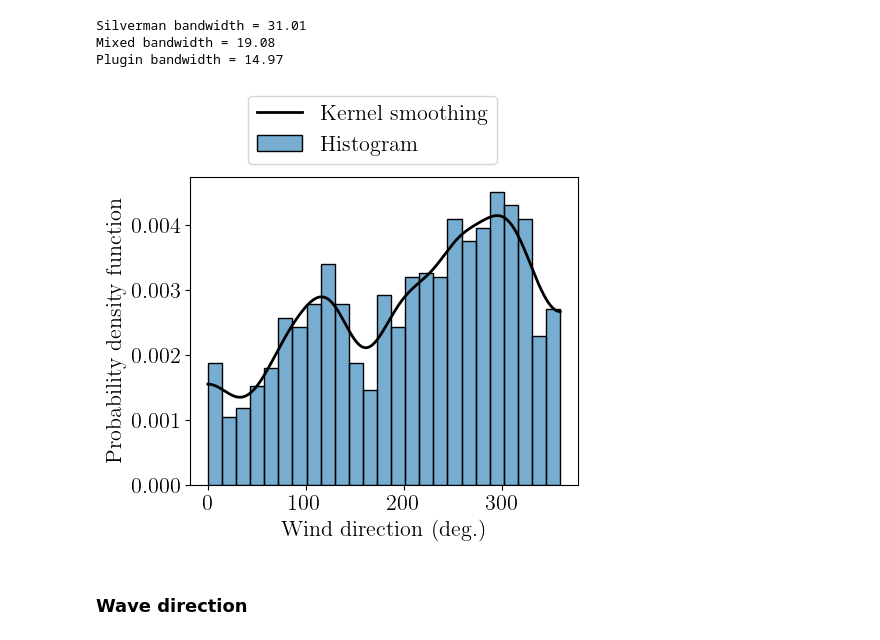
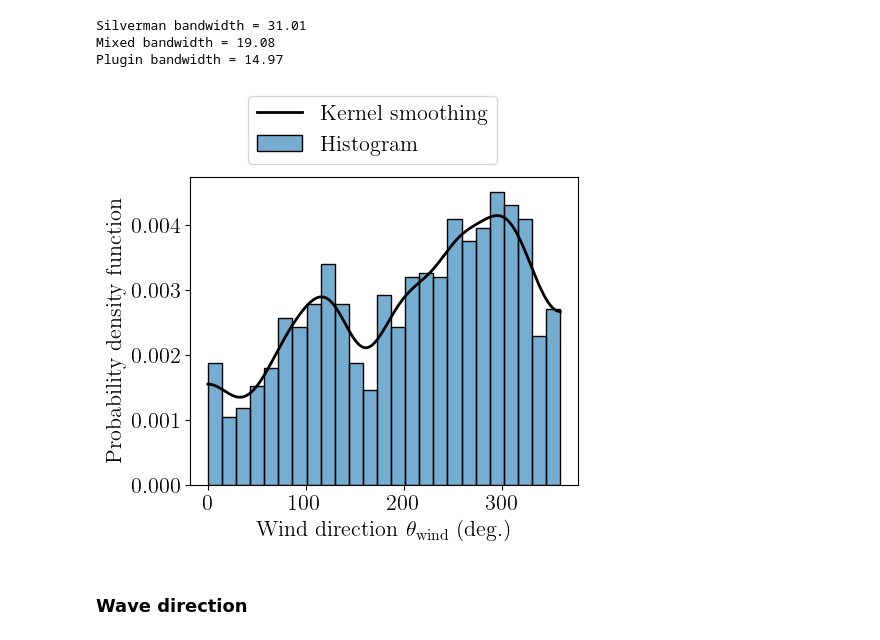
Before and after one commit to efekhari27/thesis, a Jupyter notebook: numerical_experiments/chapter3/south_brittany_inference.ipynb, the cells around one changed output. Cells and saved outputs as stored; diff of their text form; code cells hidden in the pictures.

```diff
--- a/numerical_experiments/chapter3/south_brittany_inference.ipynb
+++ b/numerical_experiments/chapter3/south_brittany_inference.ipynb
@@ -129,17 +129,17 @@ Plugin bandwidth = 14.97
 # %%
 serie = data['θ_wind (deg)'].values
 xplot = np.linspace(serie.min(), serie.max(), 500).reshape(-1, 1)
 pdf = wd_kde.computePDF(xplot)
 #
 plt.figure(figsize=(5, 4))
 plt.plot(xplot, pdf, color='k', linewidth=2., label=f'Kernel smoothing')
 sns.histplot(data=data, x='θ_wind (deg)', bins=25, stat="density", alpha=0.6, label='Histogram')
-plt.xlabel('Wind direction (deg.)')
+plt.xlabel('Wind direction $\\theta_{\\mathrm{wind}}$ (deg.)')
 plt.ylabel('Probability density function')
 plt.legend(bbox_to_anchor=(0.47, 1.3), loc='upper center', ncol=1, columnspacing=1.2)
 plt.savefig("figures/wind_dir_distribution_SB.png", bbox_inches='tight', dpi=300, transparent=True);
 # %% [output]
-[figure, old version]
+[figure, new version]
 # %% [markdown]
 ### Wave direction
 # %%
```
Also changed, not shown: parts of 4 cells of this notebook, 14 other files.
